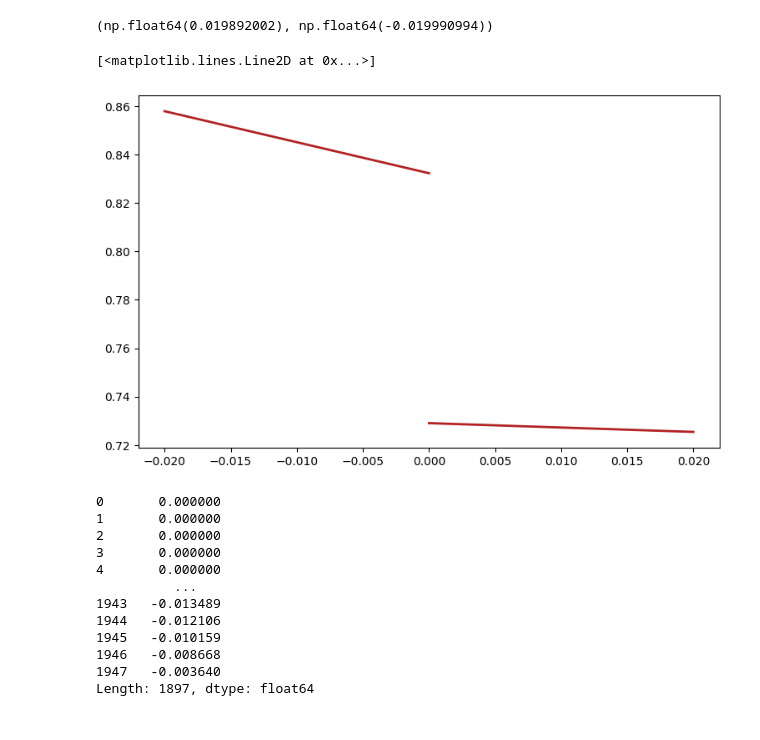
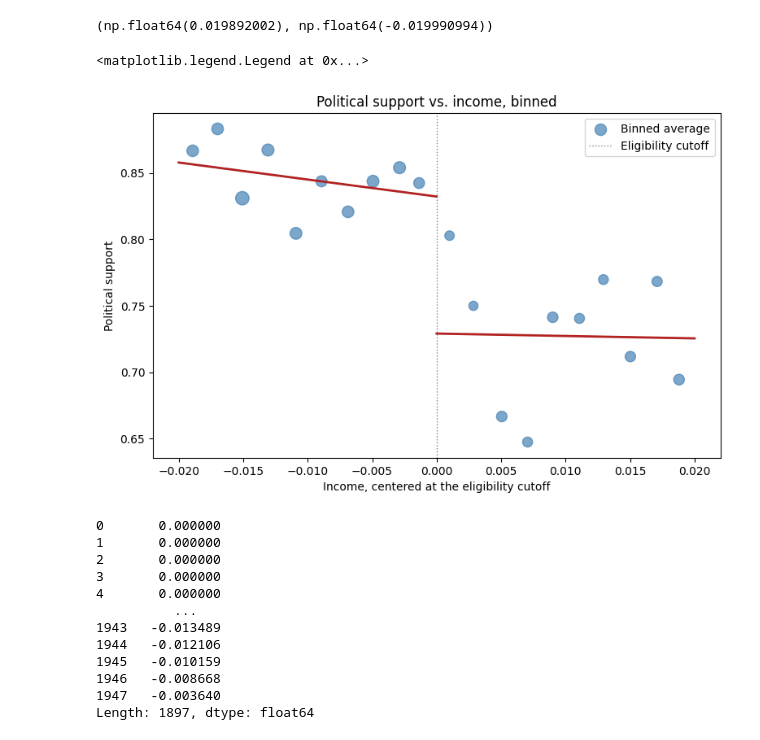
Before and after one commit to stringer-data/causal-inference-training, a Jupyter notebook: projects/04_regression_discontinuity/gov_transfers_political_support/notebooks/01_fuzzy_rdd_gov_transfers.ipynb, the cells around one changed output. Drawn from its saved outputs; the diff is of its cells as text; code cells hidden in the pictures.

```diff
--- a/projects/04_regression_discontinuity/gov_transfers_political_support/notebooks/01_fuzzy_rdd_gov_transfers.ipynb
+++ b/projects/04_regression_discontinuity/gov_transfers_political_support/notebooks/01_fuzzy_rdd_gov_transfers.ipynb
@@ -123,24 +113,40 @@ df['income_centered'].max(), df['income_centered'].min()
 # %% [output]
 (np.float64(0.019892002), np.float64(-0.019990994))
 # %%
+# support only takes 3 discrete values (0, 0.5, 1.0), so a raw scatter is just
+# three horizontal stripes and hides the pattern -- bin by income instead.
+BIN_WIDTH = 0.002
+bin_min, bin_max = df["income_centered"].min(), df["income_centered"].max()
+bin_edges = np.arange(bin_min, bin_max + BIN_WIDTH, BIN_WIDTH)
+df = df.assign(income_bin=pd.cut(df["income_centered"], bin_edges, include_lowest=True))
+
+binned = df.groupby("income_bin", observed=True).agg(
+    income_mid=("income_centered", "mean"),
+    support_mean=("support", "mean"),
+    n=("support", "size"),
+).dropna()
+
 left = df[df["income_centered"] < 0]
 right = df[df["income_centered"] >= 0]
 
 left_coefs = np.polyfit(left["income_centered"], left["support"], deg=1)
 right_coefs = np.polyfit(right["income_centered"], right["support"], deg=1)
 
-
 grid_left = np.linspace(-0.02, 0, 100)
 grid_right = np.linspace(0, 0.02, 100)
 
 fig, ax = plt.subplots(figsize=(9, 5.5))
-# ax.scatter(df["income_centered"], df["support"], color="steelblue", alpha=0.7, label="Binned average")
+ax.scatter(binned["income_mid"], binned["support_mean"], s=binned["n"], color="steelblue", alpha=0.7, label="Binned average")
 ax.plot(grid_left, np.polyval(left_coefs, grid_left), color="firebrick", linewidth=2)
 ax.plot(grid_right, np.polyval(right_coefs, grid_right), color="firebrick", linewidth=2)
-# ax.axvline(0, color="grey", linestyle=":", linewidth=1)
+ax.axvline(0, color="grey", linestyle=":", linewidth=1, label="Eligibility cutoff")
+ax.set_xlabel("Income, centered at the eligibility cutoff")
+ax.set_ylabel("Political support")
+ax.set_title("Political support vs. income, binned")
+ax.legend()
 # %% [output]
-[<matplotlib.lines.Line2D at 0x...>]
+<matplotlib.legend.Legend at 0x...>
-[figure, old version]
+[figure, new version]
 # %%
 df['income_centered'] * df['participation']
 # %% [output]
```
Also changed, not shown: parts of 13 cells of this notebook.
